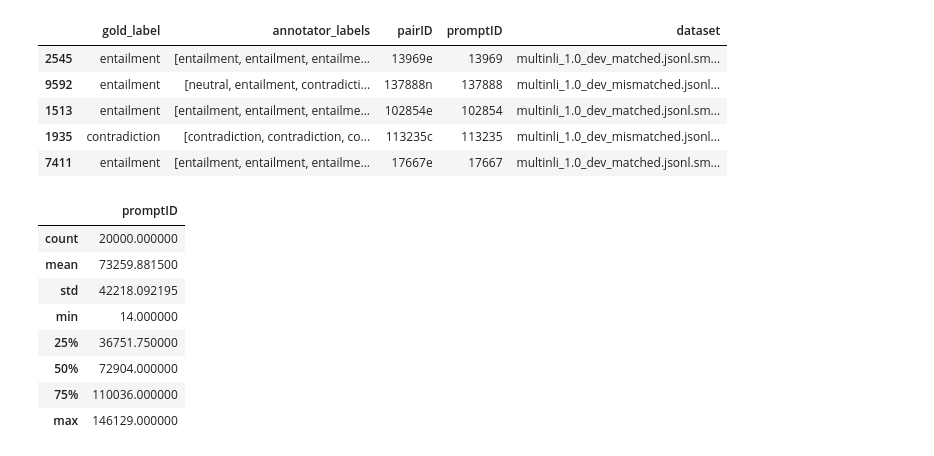
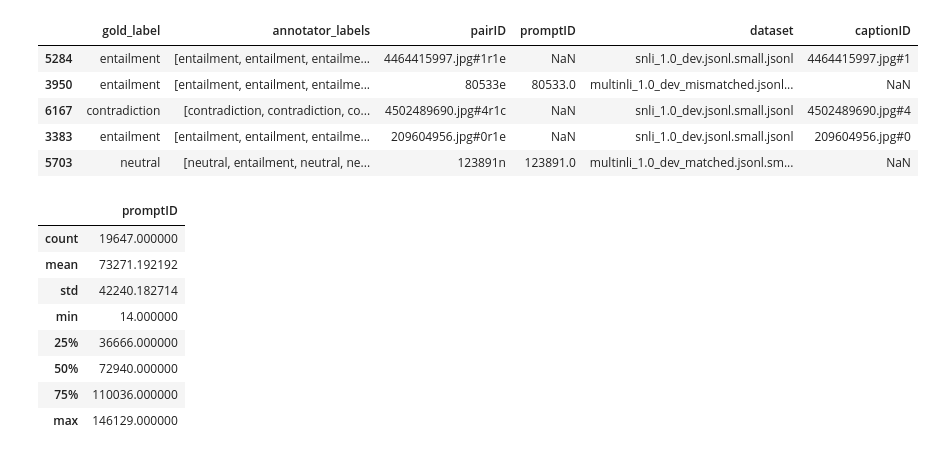
Before and after one commit to elangovana/uncertainty-paper-code, a Jupyter notebook: notebooks/mnli_analysis.ipynb, the cells around one changed output. Drawn from its saved outputs; the diff is of its cells as text; code cells hidden in the pictures.

Commit message:
Add snli analysis

```diff
--- a/notebooks/mnli_analysis.ipynb
+++ b/notebooks/mnli_analysis.ipynb
@@ -1,42 +1,47 @@
 # %%
 data_files = ["../datasets/mnli/multinli_1.0_dev_matched.jsonl.small.jsonl",
               "../datasets/mnli/multinli_1.0_dev_mismatched.jsonl.small.jsonl",
+              "../datasets/mnli/snli_1.0_dev.jsonl.small.jsonl"
               ]
 
 models_score_jsons_path =  "../temp/mnli/all_scores.json"
 # %%
 import pandas as pd
 
 
 def load(datasets):
     result = []
     for l in datasets:
         df = pd.read_json(l, lines=True)
         df["dataset"] = l.split("/")[-1]
         result.append(df)
 
-    return pd.concat(result)
+    df = pd.concat(result)
+
+    # Remove invalid values
+    df = df[df["gold_label"].isin(["entailment", "neutral", "contradiction"])].copy()
+    return df
 
 
 df = load(data_files)
 df.sample(n=5)
 # %% [output]
-|  | gold_label | annotator_labels | pairID | promptID | dataset |
-| 2545 | entailment | [entailment, entailment, entailme... | 13969e | 13969 | multinli_1.0_dev_matched.jsonl.sm... |
-| 9592 | entailment | [neutral, entailment, contradicti... | 137888n | 137888 | multinli_1.0_dev_mismatched.jsonl... |
-| 1513 | entailment | [entailment, entailment, entailme... | 102854e | 102854 | multinli_1.0_dev_matched.jsonl.sm... |
-| 1935 | contradiction | [contradiction, contradiction, co... | 113235c | 113235 | multinli_1.0_dev_mismatched.jsonl... |
-| 7411 | entailment | [entailment, entailment, entailme... | 17667e | 17667 | multinli_1.0_dev_matched.jsonl.sm... |
+|  | gold_label | annotator_labels | pairID | promptID | dataset | captionID |
+| 5284 | entailment | [entailment, entailment, entailme... | 4464415997.jpg#1r1e | NaN | snli_1.0_dev.jsonl.small.jsonl | 4464415997.jpg#1 |
+| 3950 | entailment | [entailment, entailment, entailme... | 80533e | 80533.0 | multinli_1.0_dev_mismatched.jsonl... | NaN |
+| 6167 | contradiction | [contradiction, contradiction, co... | 4502489690.jpg#4r1c | NaN | snli_1.0_dev.jsonl.small.jsonl | 4502489690.jpg#4 |
+| 3383 | entailment | [entailment, entailment, entailme... | 209604956.jpg#0r1e | NaN | snli_1.0_dev.jsonl.small.jsonl | 209604956.jpg#0 |
+| 5703 | neutral | [neutral, entailment, neutral, ne... | 123891n | 123891.0 | multinli_1.0_dev_matched.jsonl.sm... | NaN |
 # %%
 df.describe()
 # %% [output]
 |  | promptID |
-| count | 20000.000000 |
-| mean | 73259.881500 |
-| std | 42218.092195 |
+| count | 19647.000000 |
+| mean | 73271.192192 |
+| std | 42240.182714 |
 | min | 14.000000 |
-| 25% | 36751.750000 |
-| 50% | 72904.000000 |
+| 25% | 36666.000000 |
+| 50% | 72940.000000 |
 | 75% | 110036.000000 |
 | max | 146129.000000 |
 # %%
```
Also changed, not shown: parts of 5 cells of this notebook, 2 other files.
